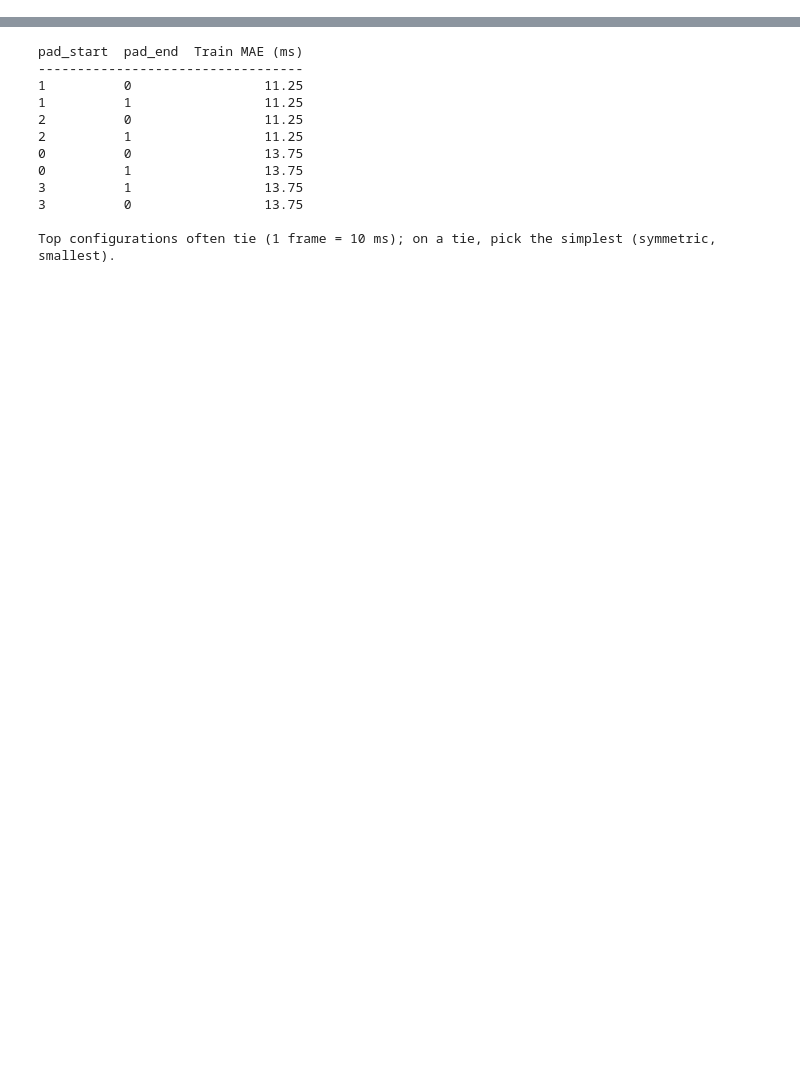
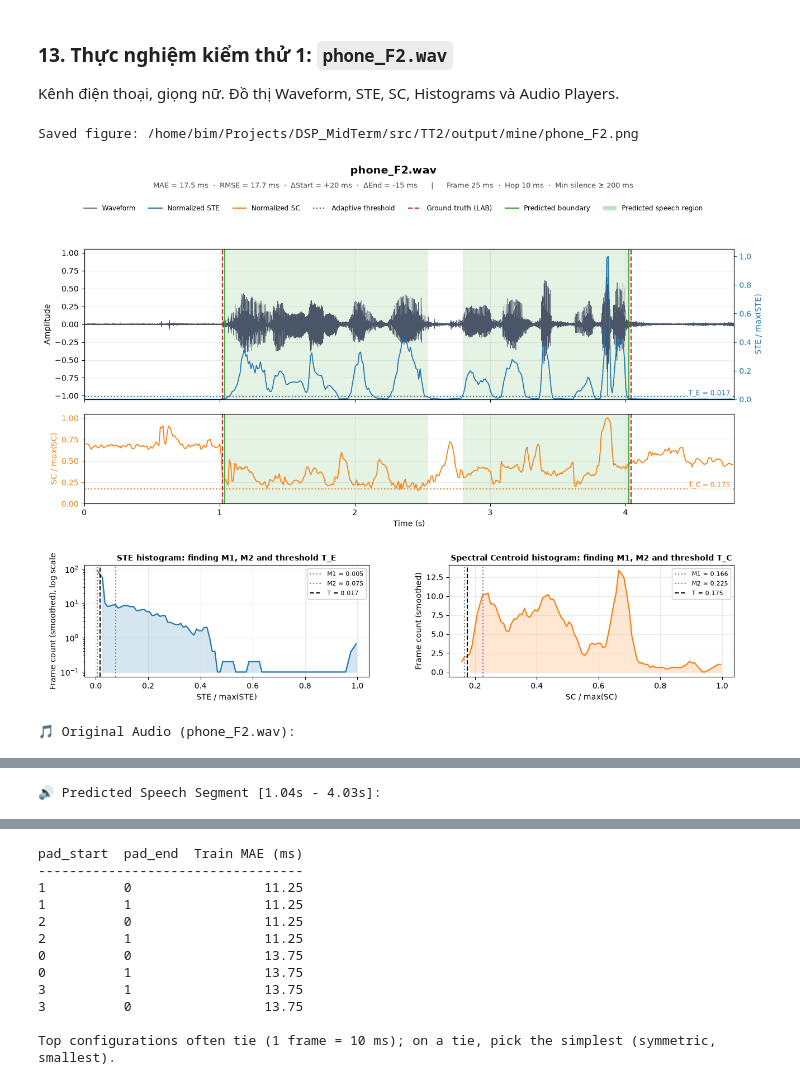
Before and after one commit to dientruonggg/DSP-Midterm, a Jupyter notebook: src/TT2/1-mine.ipynb, the cells around one changed output, grey strips where cells are left out. Saved outputs shown, nothing was run; the diff lists cells and outputs as text; code cells hidden in the pictures; blank space fills up the shorter version.

```diff
--- a/src/TT2/1-mine.ipynb
+++ b/src/TT2/1-mine.ipynb
@@ -229,0 +112,14 @@ class HistogramVAD:
+# %%
+def load_dataset(data_dir):
+    """Nạp các file .wav và .lab tương ứng, trích xuất đặc trưng trước cho toàn bộ tập."""
+    samples = []
+    for wav_path in sorted(data_dir.glob("*.wav")):
+        signal, fs = read_wav(wav_path)
+        ste, sc, frame_starts = compute_features(signal, fs)
+        gt = read_speech_bounds(wav_path.with_suffix(".lab"))
+        samples.append(Sample(wav_path.name, signal, fs, ste, sc, frame_starts, gt))
+    return samples
+
+train_set = load_dataset(TRAIN_DIR)
+test_set = load_dataset(TEST_DIR)
+print(f"Loaded {len(train_set)} train files and {len(test_set)} test files")
@@ -320,0 +306,4 @@ Mean MAE = 12.50 ms  |  Mean RMSE = 13.37 ms
+# %%
+test_eval = evaluate(test_set, vad)
+print_report("TEST SET EVALUATION", test_eval)
+test_eval_dict = {e.sample.name: e for e in test_eval}
@@ -321,10 +326,10 @@ Mean MAE = 12.50 ms  |  Mean RMSE = 13.37 ms
 # %%
-# Cell 6: Plot TEST results, one figure per file:
-#   (1) waveform + STE + threshold T_E      (2) spectral centroid + threshold T_C
-#   (3) histograms of both features (how M1, M2 and T are found)
-C_WAVE, C_STE, C_SC = "#5b6b7a", "#e8871e", "#1f9e89"
-C_GT, C_PRED, C_SPEECH = "#d62728", "#1f5fbf", "#2ca02c"
-
+C_WAVE = "#4a5568"
+C_STE = "#1f77b4"
+C_SC = "#ff7f0e"
+C_GT = "#d62728"
+C_PRED = "#2ca02c"
+C_SPEECH = "#2ca02c"
 
 def draw_boundaries(ax, gt, pred):
     for t in gt:
@@ -332,11 +337,9 @@ def draw_boundaries(ax, gt, pred):
     for t in pred:
         ax.axvline(t, color=C_PRED, linestyle="-", linewidth=1.6, alpha=0.9)
 
-
 def label_threshold(ax, x, y, text, color):
     ax.text(x, y, text, color=color, va="bottom", ha="right", fontsize=8.5,
             bbox=dict(facecolor="white", edgecolor="none", alpha=0.75, pad=1.0))
-
 
 def draw_histogram(ax, thr, color, title, xlabel, log_scale=False):
     y = np.maximum(thr.smooth, 0.1) if log_scale else thr.smooth
@@ -354,8 +357,7 @@ def draw_histogram(ax, thr, color, title, xlabel, log_scale=False):
     ax.grid(alpha=0.25)
     ax.legend(loc="upper right", fontsize=8, framealpha=0.9)
 
-
-def plot_evaluation(ev):
+def plot_and_play_evaluation(ev):
     sample, result = ev.sample, ev.result
     pred = (result.start, result.end)
     t_wave = np.arange(len(sample.signal)) / sample.fs
@@ -430,7 +432,7 @@ def plot_evaluation(ev):
 
     # Nạp và hiển thị audio player cho file kiểm thử cục bộ
     wav_file_path = TEST_DIR / sample.name
-    print(f"🎵 Audio player cho file kiểm thử: {sample.name}")
+    print(f"🎵 Original Audio ({sample.name}):")
     if wav_file_path.exists():
         display(Audio(filename=str(wav_file_path)))
     else:
@@ -440,9 +442,5 @@ def plot_evaluation(ev):
     st_idx = int(result.start * sample.fs)
     en_idx = min(len(sample.signal), int(result.end * sample.fs))
     if en_idx > st_idx:
-        print(f"🔊 Đoạn tiếng nói nhận diện [{result.start:.2f}s - {result.end:.2f}s]:")
+        print(f"🔊 Predicted Speech Segment [{result.start:.2f}s - {result.end:.2f}s]:")
         display(Audio(data=sample.signal[st_idx:en_idx], rate=sample.fs))
-
-
-for ev in test_eval:
-    plot_evaluation(ev)
@@ -462,0 +447,9 @@ Saved figure: /home/bim/Projects/DSP_MidTerm/src/TT2/output/mine/phone_M2.png
+# %% [markdown]
+### 13. Thực nghiệm kiểm thử 1: `phone_F2.wav`
+Kênh điện thoại, giọng nữ. Đồ thị Waveform, STE, SC, Histograms và Audio Players.
+# %%
+plot_and_play_evaluation(test_eval_dict["phone_F2.wav"])
+# %% [output]
+Saved figure: /home/bim/Projects/DSP_MidTerm/src/TT2/output/mine/phone_F2.png
+[figure, added]
+🎵 Original Audio (phone_F2.wav):
@@ -462,0 +457 @@ Saved figure: /home/bim/Projects/DSP_MidTerm/src/TT2/output/mine/phone_M2.png
+🔊 Predicted Speech Segment [1.04s - 4.03s]:
```
Also changed, not shown: parts of 37 cells of this notebook, 15 other files.
